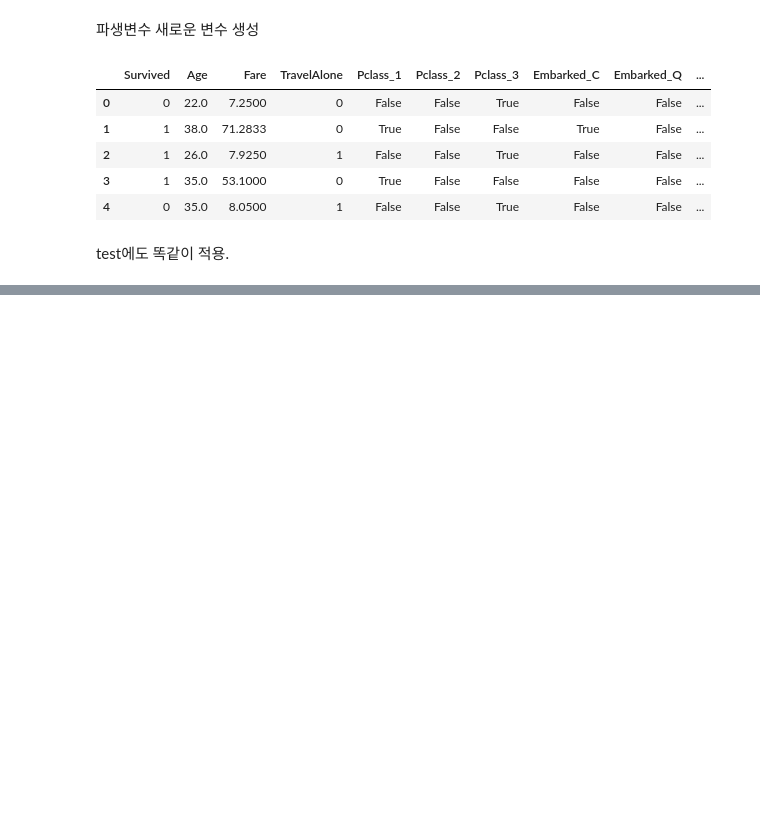
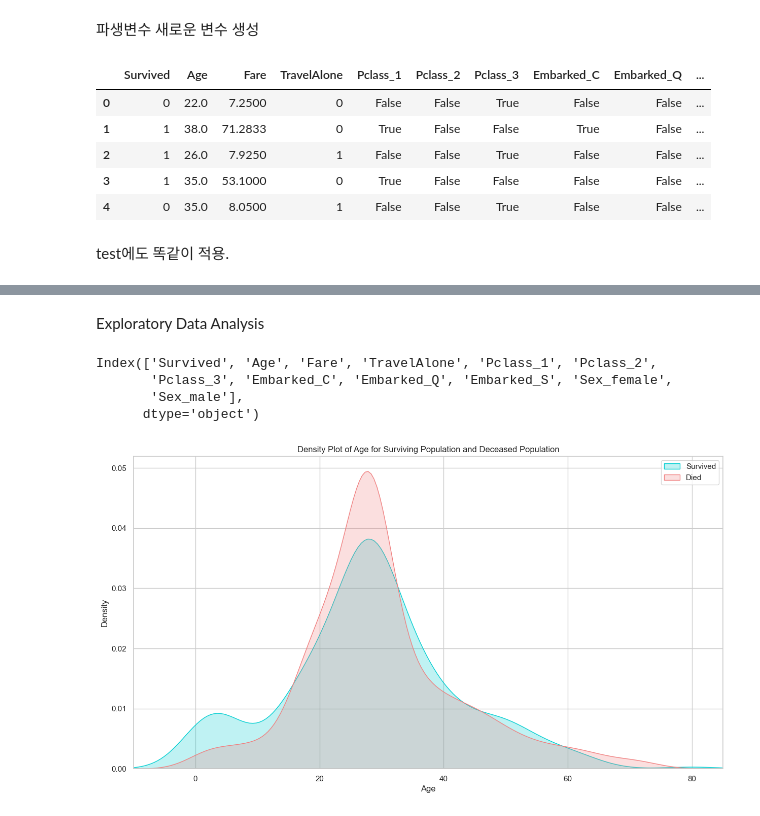
Before and after one commit to ijd1236/my_study, a Jupyter notebook: python_study/20230512.ipynb, the cells around one changed output, grey strips where cells are left out. Cells and saved outputs as stored; diff of their text form; code cells hidden in the pictures; blank space fills up the shorter version.

```diff
--- a/python_study/20230512.ipynb
+++ b/python_study/20230512.ipynb
@@ -353,10 +331,10 @@ test_data.drop('SibSp',axis=1,inplace=True)
 test_data.drop('Parch',axis=1,inplace=True)
 
 #원핫 인코딩
-testing = pd.get_dummies(test_data, columns = ['Pclass','Embarked','Sex'])
-testing.drop('PassengerId',axis=1,inplace=True)
-testing.drop('Name',axis=1,inplace=True)
-testing.drop('Ticket',axis=1,inplace=True)
+training = pd.get_dummies(train_data, columns = ['Pclass','Embarked','Sex'])
+training.drop('PassengerId',axis=1,inplace=True)
+training.drop('Name',axis=1,inplace=True)
+training.drop('Ticket',axis=1,inplace=True)
 
-final_train = testing
-testing.head()
+final_train = training
+training.head()
@@ -362,0 +348,23 @@ testing.head()
+# %% [markdown]
+Exploratory Data Analysis
+# %%
+final_train.columns
+# %% [output]
+Index(['Survived', 'Age', 'Fare', 'TravelAlone', 'Pclass_1', 'Pclass_2',
+       'Pclass_3', 'Embarked_C', 'Embarked_Q', 'Embarked_S', 'Sex_female',
+       'Sex_male'],
+      dtype='object')
+# %%
+#Exploration of Age
+plt.figure(figsize=(15,8))
+ax = sns.kdeplot(final_train["Age"][final_train.Survived == 1],
+                 color="darkturquoise", shade=True)
+sns.kdeplot(final_train["Age"][final_train.Survived == 0],
+            color="lightcoral", shade=True)
+plt.legend(['Survived', 'Died'])
+plt.title('Density Plot of Age for Surviving Population and Deceased Population')
+ax.set(xlabel='Age')
+plt.xlim(-10,85)
+plt.show()
+# %% [output]
+[figure, added]
```
Also changed, not shown: parts of 15 cells of this notebook, 58 other files.
